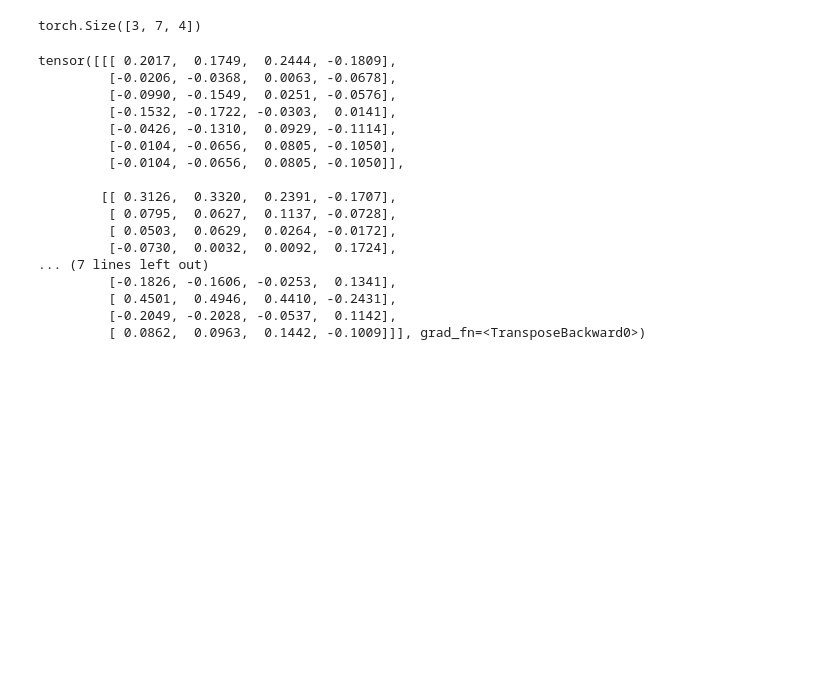
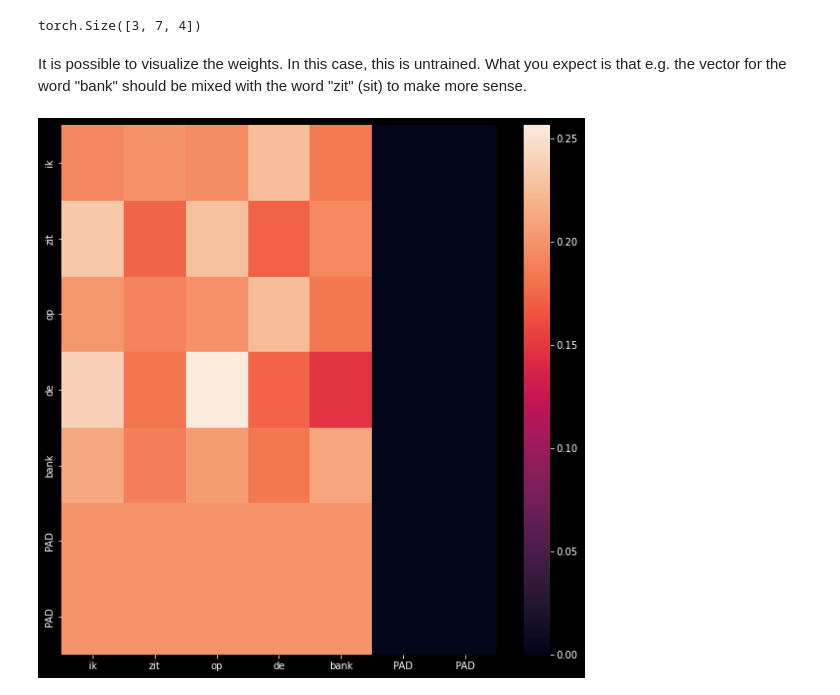
Before and after one commit to raoulg/MADS-MachineLearning-course, a Jupyter notebook: notebooks/5_attention/01_reweighing.ipynb, the cells around one changed output. Saved outputs shown, nothing was run; the diff lists cells and outputs as text; code cells hidden in the pictures; blank space fills up the shorter version.

```diff
--- a/notebooks/5_attention/01_reweighing.ipynb
+++ b/notebooks/5_attention/01_reweighing.ipynb
@@ -59,4 +64,4 @@ Text(0.5, 1.0, 'smoothed')
 from src.models import tokenizer
 
 corpus = ["ik zit op de bank", "ik werk bij de bank", "bij de bank is het heel druk"]
-v = tokenizer.build_vocab(corpus)
+v = tokenizer.build_vocab(corpus, max=11)
@@ -187,23 +190,19 @@ attn, attn_w = multihead(query, key, values, key_padding_mask = mask)
 attn.shape
 # %% [output]
 torch.Size([3, 7, 4])
-# %%
-attn
-# %% [output]
-tensor([[[ 0.2017,  0.1749,  0.2444, -0.1809],
-         [-0.0206, -0.0368,  0.0063, -0.0678],
-         [-0.0990, -0.1549,  0.0251, -0.0576],
-         [-0.1532, -0.1722, -0.0303,  0.0141],
-         [-0.0426, -0.1310,  0.0929, -0.1114],
-         [-0.0104, -0.0656,  0.0805, -0.1050],
-         [-0.0104, -0.0656,  0.0805, -0.1050]],
-
-        [[ 0.3126,  0.3320,  0.2391, -0.1707],
-         [ 0.0795,  0.0627,  0.1137, -0.0728],
-         [ 0.0503,  0.0629,  0.0264, -0.0172],
-         [-0.0730,  0.0032,  0.0092,  0.1724],
-... (7 lines left out)
-         [-0.1826, -0.1606, -0.0253,  0.1341],
-         [ 0.4501,  0.4946,  0.4410, -0.2431],
-         [-0.2049, -0.2028, -0.0537,  0.1142],
-         [ 0.0862,  0.0963,  0.1442, -0.1009]]], grad_fn=<TransposeBackward0>)
+# %% [markdown]
+It is possible to visualize the weights. In this case, this is untrained.
+What you expect is that e.g. the vector for the word "bank" should be mixed with the word "zit" (sit) to make more sense.
+# %%
+import seaborn as sns
+
+plt.figure(figsize=(10, 10))
+labels = corpus[0].split()
+labels = labels + ["PAD", "PAD"]
+
+plot = sns.heatmap(attn_w[0].detach().numpy())
+
+plot.set_xticklabels(labels);
+plot.set_yticklabels(labels);
+# %% [output]
+[figure, added]
```
Also changed, not shown: parts of 40 cells of this notebook.
